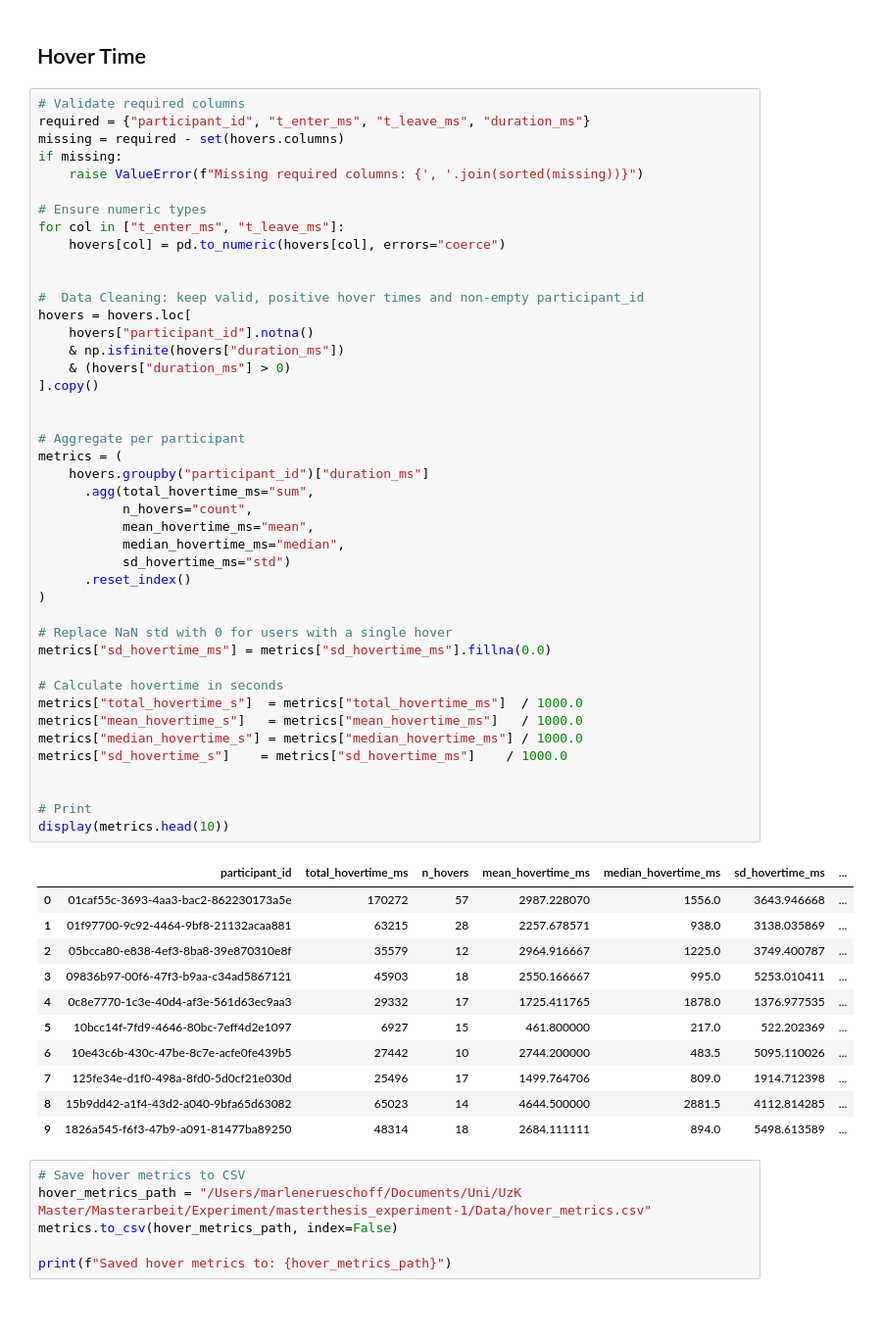
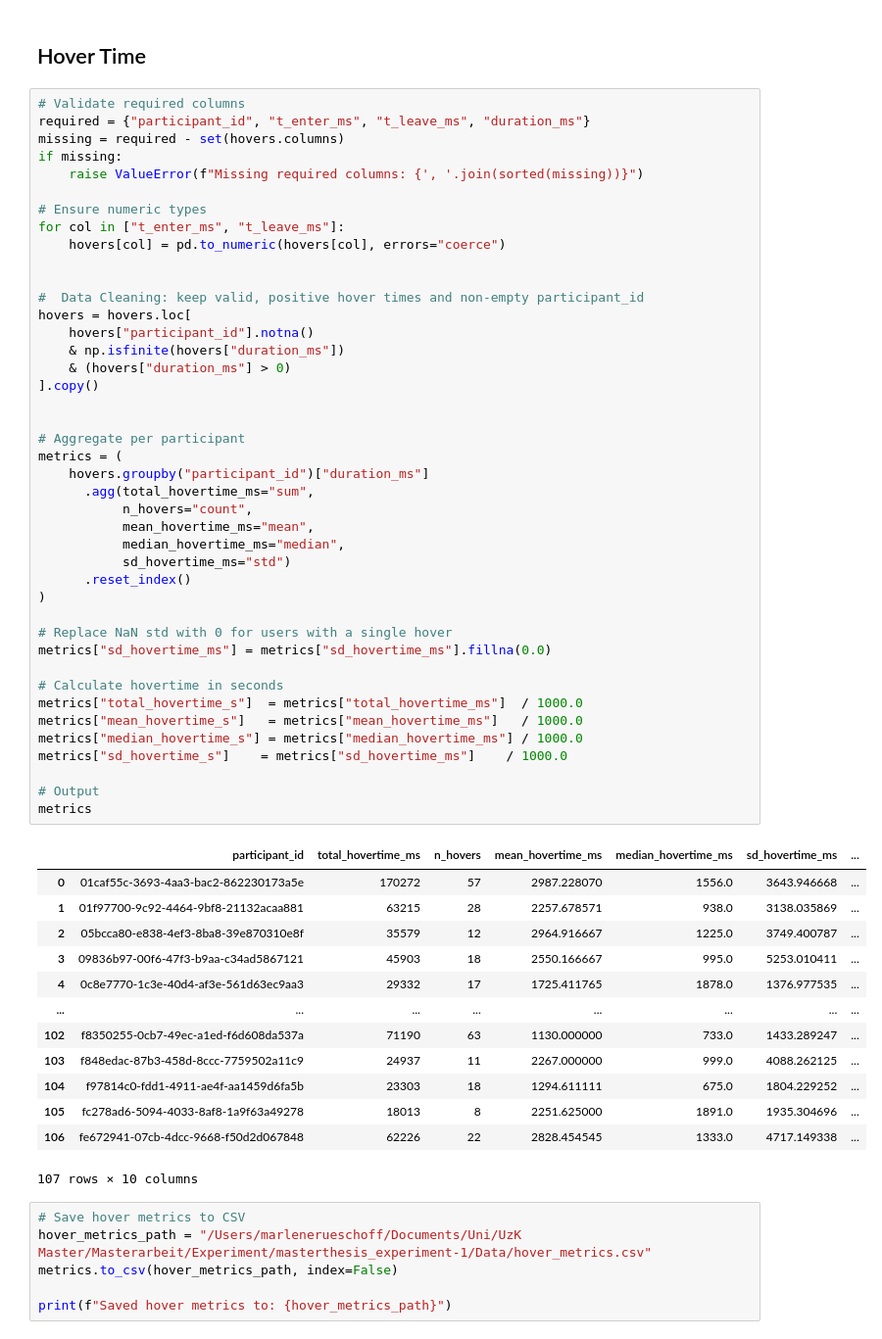
Before and after one commit to MarleneRu/MR_UzK, a Jupyter notebook: Analysis/Mouse_Metrics.ipynb, the cells around one changed output. Shown at 98% size. Saved outputs shown, nothing was run; the diff lists cells and outputs as text; blank space fills up the shorter version.

```diff
--- a/Analysis/Mouse_Metrics.ipynb
+++ b/Analysis/Mouse_Metrics.ipynb
@@ -649,41 +646,42 @@ hovers = hovers.loc[
 ].copy()
 
 
 # Aggregate per participant
 metrics = (
     hovers.groupby("participant_id")["duration_ms"]
       .agg(total_hovertime_ms="sum",
            n_hovers="count",
            mean_hovertime_ms="mean",
            median_hovertime_ms="median",
            sd_hovertime_ms="std")
       .reset_index()
 )
 
 # Replace NaN std with 0 for users with a single hover
 metrics["sd_hovertime_ms"] = metrics["sd_hovertime_ms"].fillna(0.0)
 
 # Calculate hovertime in seconds
 metrics["total_hovertime_s"]  = metrics["total_hovertime_ms"]  / 1000.0
 metrics["mean_hovertime_s"]   = metrics["mean_hovertime_ms"]   / 1000.0
 metrics["median_hovertime_s"] = metrics["median_hovertime_ms"] / 1000.0
 metrics["sd_hovertime_s"]    = metrics["sd_hovertime_ms"]    / 1000.0
 
-
-# Print
-display(metrics.head(10))
+# Output
+metrics
 # %% [output]
 |  | participant_id | total_hovertime_ms | n_hovers | mean_hovertime_ms | median_hovertime_ms | sd_hovertime_ms | ... |
 | 0 | 01caf55c-3693-4aa3-bac2-862230173a5e | 170272 | 57 | 2987.228070 | 1556.0 | 3643.946668 | ... |
 | 1 | 01f97700-9c92-4464-9bf8-21132acaa881 | 63215 | 28 | 2257.678571 | 938.0 | 3138.035869 | ... |
 | 2 | 05bcca80-e838-4ef3-8ba8-39e870310e8f | 35579 | 12 | 2964.916667 | 1225.0 | 3749.400787 | ... |
 | 3 | 09836b97-00f6-47f3-b9aa-c34ad5867121 | 45903 | 18 | 2550.166667 | 995.0 | 5253.010411 | ... |
 | 4 | 0c8e7770-1c3e-40d4-af3e-561d63ec9aa3 | 29332 | 17 | 1725.411765 | 1878.0 | 1376.977535 | ... |
-| 5 | 10bcc14f-7fd9-4646-80bc-7eff4d2e1097 | 6927 | 15 | 461.800000 | 217.0 | 522.202369 | ... |
-| 6 | 10e43c6b-430c-47be-8c7e-acfe0fe439b5 | 27442 | 10 | 2744.200000 | 483.5 | 5095.110026 | ... |
-| 7 | 125fe34e-d1f0-498a-8fd0-5d0cf21e030d | 25496 | 17 | 1499.764706 | 809.0 | 1914.712398 | ... |
-| 8 | 15b9dd42-a1f4-43d2-a040-9bfa65d63082 | 65023 | 14 | 4644.500000 | 2881.5 | 4112.814285 | ... |
-| 9 | 1826a545-f6f3-47b9-a091-81477ba89250 | 48314 | 18 | 2684.111111 | 894.0 | 5498.613589 | ... |
+| ... | ... | ... | ... | ... | ... | ... | ... |
+| 102 | f8350255-0cb7-49ec-a1ed-f6d608da537a | 71190 | 63 | 1130.000000 | 733.0 | 1433.289247 | ... |
+| 103 | f848edac-87b3-458d-8ccc-7759502a11c9 | 24937 | 11 | 2267.000000 | 999.0 | 4088.262125 | ... |
+| 104 | f97814c0-fdd1-4911-ae4f-aa1459d6fa5b | 23303 | 18 | 1294.611111 | 675.0 | 1804.229252 | ... |
+| 105 | fc278ad6-5094-4033-8af8-1a9f63a49278 | 18013 | 8 | 2251.625000 | 1891.0 | 1935.304696 | ... |
+| 106 | fe672941-07cb-4dcc-9668-f50d2d067848 | 62226 | 22 | 2828.454545 | 1333.0 | 4717.149338 | ... |
+107 rows × 10 columns
 # %%
 # Save hover metrics to CSV
 hover_metrics_path = "/Users/marlenerueschoff/Documents/Uni/UzK Master/Masterarbeit/Experiment/masterthesis_experiment-1/Data/hover_metrics.csv"
```
Also changed, not shown: parts of 1 cell of this notebook, 1 other file.
